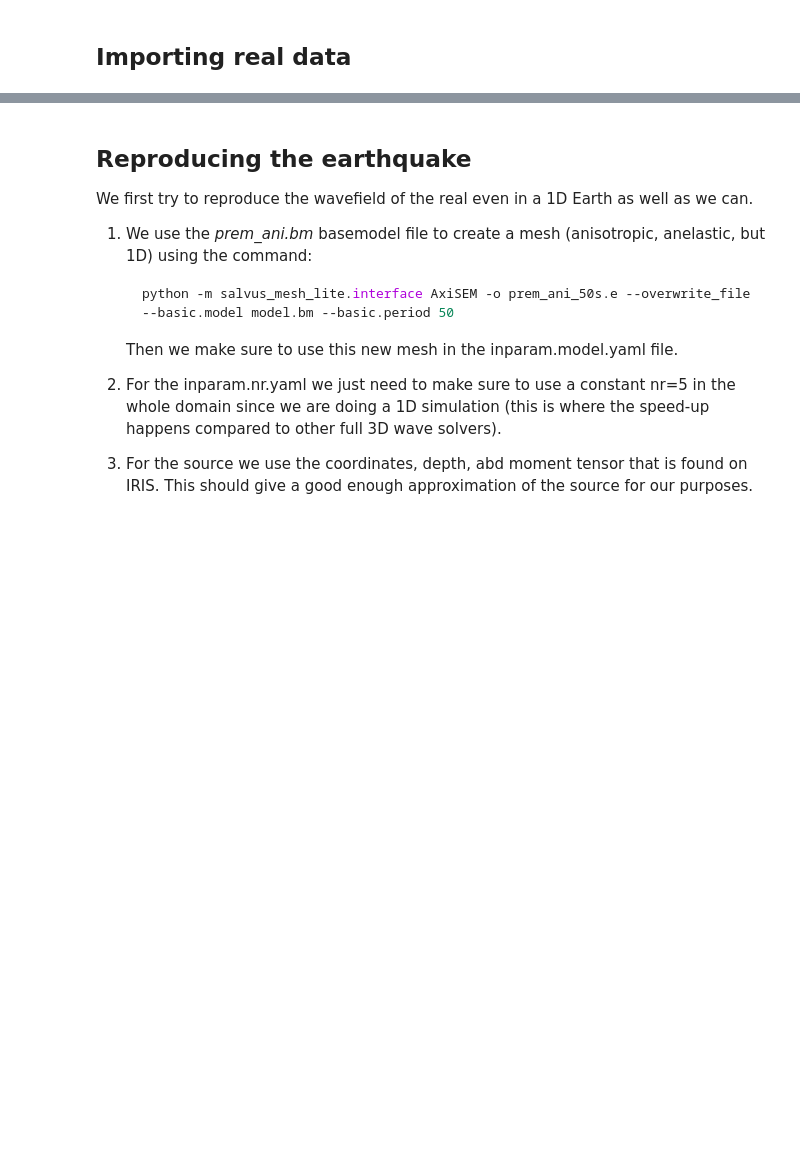
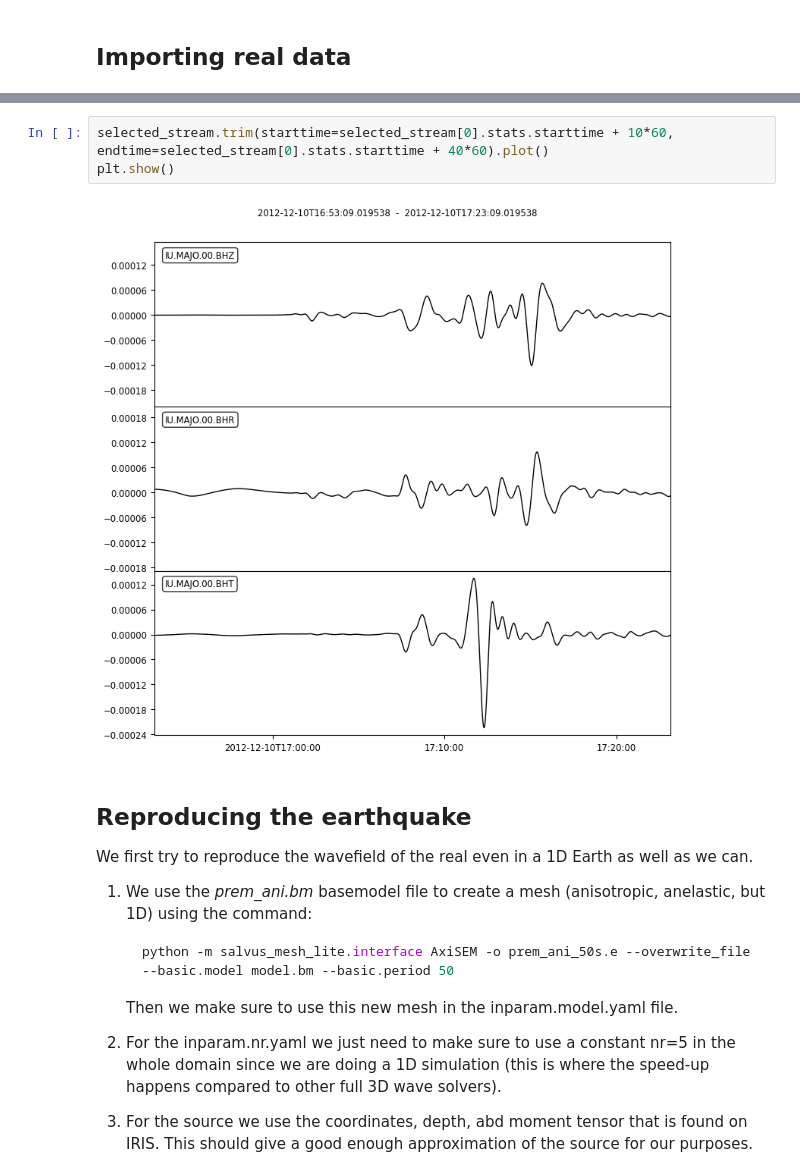
Before and after one commit to Adrian-Mag/AxiSEM3D_Kernels, a Jupyter notebook: examples/example_1D_kernel.ipynb, the cells around one changed output, grey strips where cells are left out. Saved outputs shown, nothing was run; the diff lists cells and outputs as text; blank space fills up the shorter version.

```diff
--- a/examples/example_1D_kernel.ipynb
+++ b/examples/example_1D_kernel.ipynb
@@ -34,3 +53,8 @@ plt.show()
+# %%
+selected_stream.trim(starttime=selected_stream[0].stats.starttime + 10*60, endtime=selected_stream[0].stats.starttime + 40*60).plot()
+plt.show()
+# %% [output]
+[figure, added]
 # %% [markdown]
 ## Reproducing the earthquake
 
```
Also changed, not shown: parts of 5 cells of this notebook, 3 other files.
